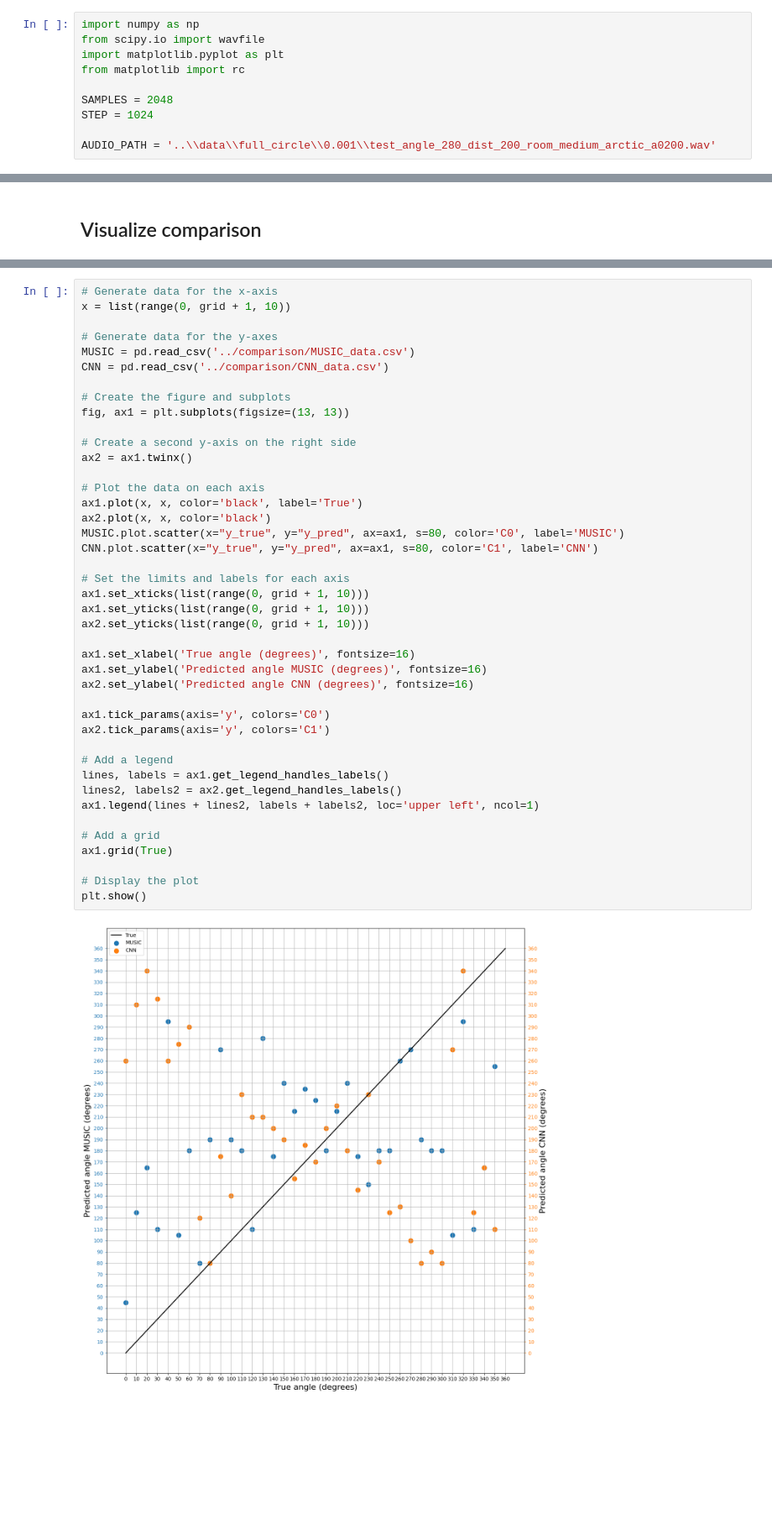
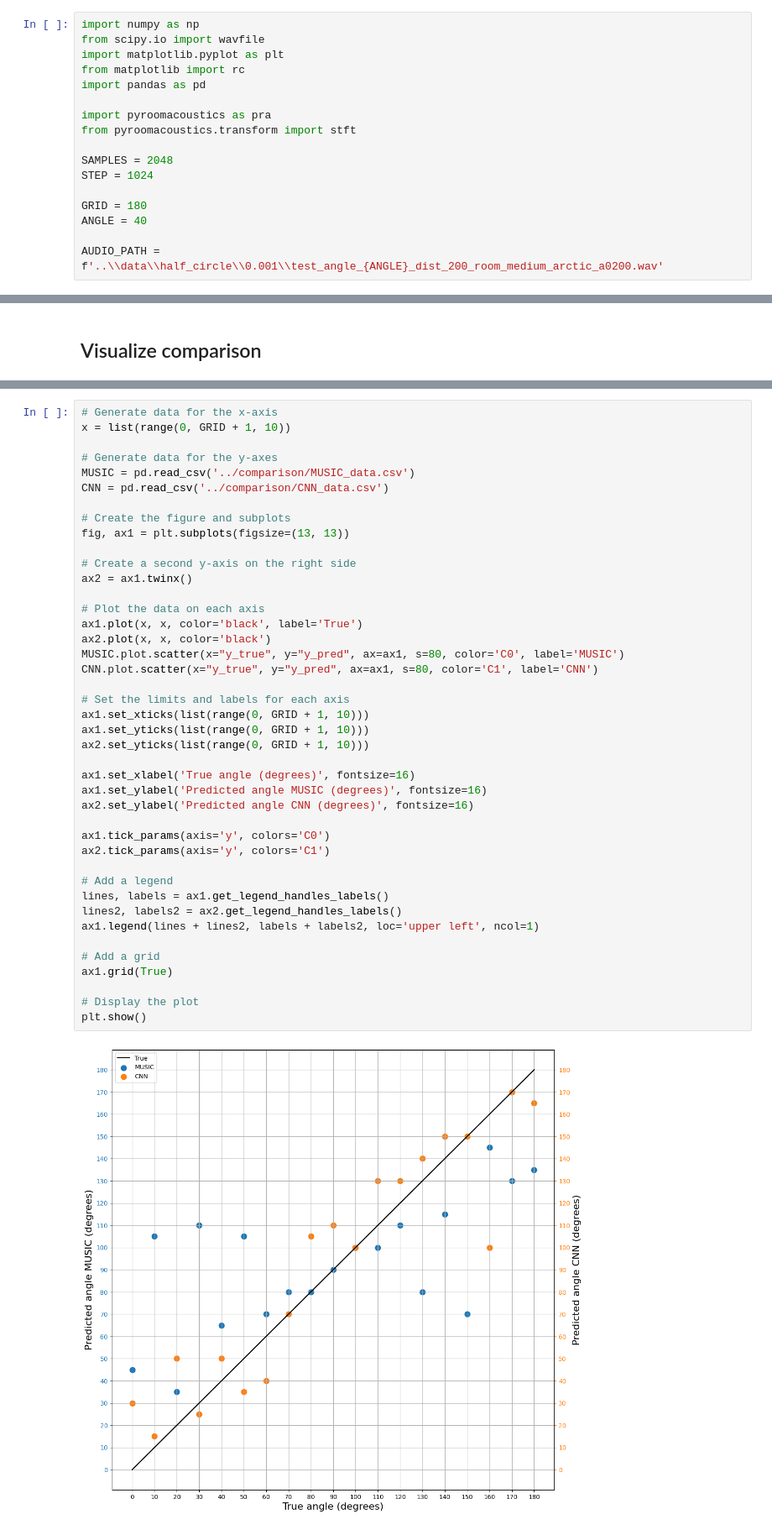
Before and after one commit to AlexandraPosta/sound-localization, a Jupyter notebook: notebooks/Comparison.ipynb, the cells around one changed output, grey strips where cells are left out. Shown at 84% size. Saved outputs shown, nothing was run; the diff lists cells and outputs as text; blank space fills up the shorter version.

```diff
--- a/notebooks/Comparison.ipynb
+++ b/notebooks/Comparison.ipynb
@@ -7,11 +7,18 @@ import numpy as np
 from scipy.io import wavfile
 import matplotlib.pyplot as plt
 from matplotlib import rc
+import pandas as pd
+
+import pyroomacoustics as pra
+from pyroomacoustics.transform import stft
 
 SAMPLES = 2048
 STEP = 1024
 
-AUDIO_PATH = '..\\data\\full_circle\\0.001\\test_angle_280_dist_200_room_medium_arctic_a0200.wav'
+GRID = 180
+ANGLE = 40
+
+AUDIO_PATH = f'..\\data\\half_circle\\0.001\\test_angle_{ANGLE}_dist_200_room_medium_arctic_a0200.wav'
 # %% [markdown]
 ## Utils
 # %%
@@ -89,6 +95,6 @@ plt.show()
 # %%
 # Generate data for the x-axis
-x = list(range(0, grid + 1, 10))
+x = list(range(0, GRID + 1, 10))
 
 # Generate data for the y-axes
 MUSIC = pd.read_csv('../comparison/MUSIC_data.csv')
@@ -99,34 +105,34 @@ fig, ax1 = plt.subplots(figsize=(13, 13))
 
 # Create a second y-axis on the right side
 ax2 = ax1.twinx()
 
 # Plot the data on each axis
 ax1.plot(x, x, color='black', label='True')
 ax2.plot(x, x, color='black')
 MUSIC.plot.scatter(x="y_true", y="y_pred", ax=ax1, s=80, color='C0', label='MUSIC')
 CNN.plot.scatter(x="y_true", y="y_pred", ax=ax1, s=80, color='C1', label='CNN')
 
 # Set the limits and labels for each axis
-ax1.set_xticks(list(range(0, grid + 1, 10)))
-ax1.set_yticks(list(range(0, grid + 1, 10)))
-ax2.set_yticks(list(range(0, grid + 1, 10)))
+ax1.set_xticks(list(range(0, GRID + 1, 10)))
+ax1.set_yticks(list(range(0, GRID + 1, 10)))
+ax2.set_yticks(list(range(0, GRID + 1, 10)))
 
 ax1.set_xlabel('True angle (degrees)', fontsize=16)
 ax1.set_ylabel('Predicted angle MUSIC (degrees)', fontsize=16)
 ax2.set_ylabel('Predicted angle CNN (degrees)', fontsize=16)
 
 ax1.tick_params(axis='y', colors='C0')
 ax2.tick_params(axis='y', colors='C1')
 
 # Add a legend
 lines, labels = ax1.get_legend_handles_labels()
 lines2, labels2 = ax2.get_legend_handles_labels()
 ax1.legend(lines + lines2, labels + labels2, loc='upper left', ncol=1)
 
 # Add a grid
 ax1.grid(True)
 
 # Display the plot
 plt.show()
 # %% [output]
-[figure, old version]
+[figure, new version]
```
Also changed, not shown: parts of 4 cells of this notebook, 10 other files.
